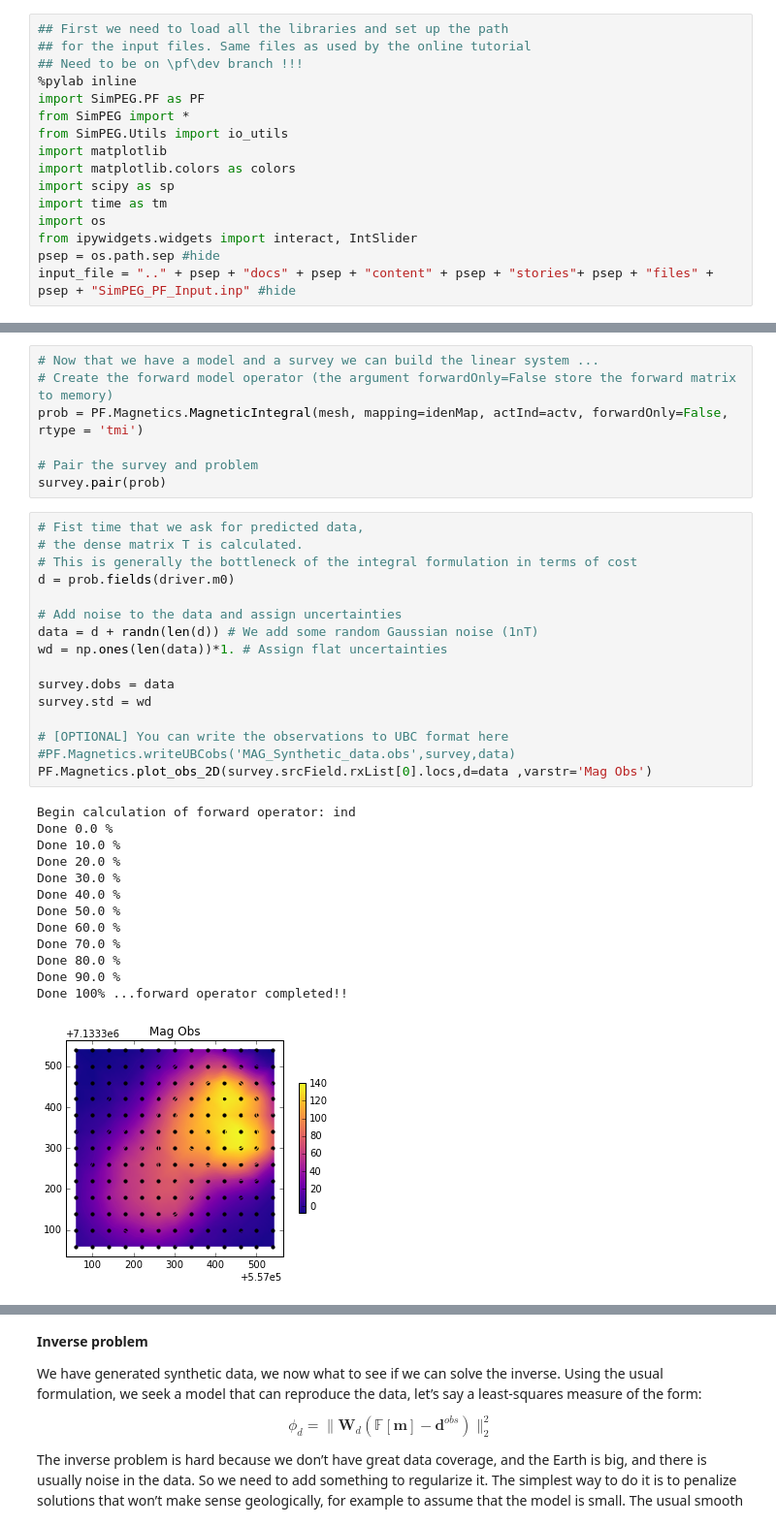
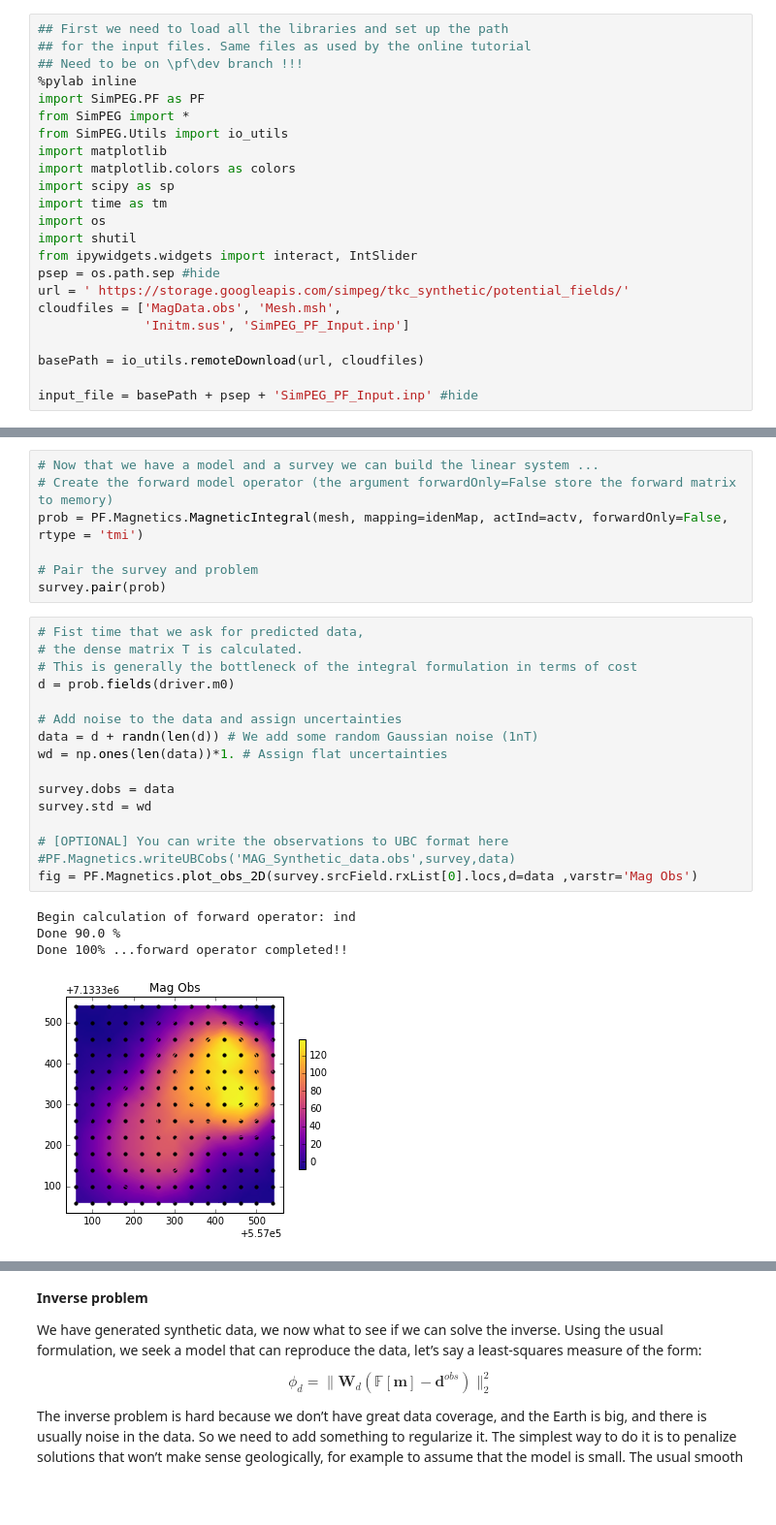
Before and after one commit to geoscixyz/computation, a Jupyter notebook: notebooks/Magnetics_over_TKC_Final.ipynb, the cells around one changed output, grey strips where cells are left out. Shown at 97% size. Cells and saved outputs as stored; diff of their text form; blank space fills up the shorter version.

```diff
--- a/notebooks/Magnetics_over_TKC_Final.ipynb
+++ b/notebooks/Magnetics_over_TKC_Final.ipynb
@@ -17,9 +17,16 @@ import matplotlib.colors as colors
 import scipy as sp
 import time as tm
 import os
+import shutil
 from ipywidgets.widgets import interact, IntSlider
 psep = os.path.sep #hide
-input_file = ".." + psep + "docs" + psep + "content" + psep + "stories"+ psep + "files" + psep + "SimPEG_PF_Input.inp" #hide
+url = ' https://storage.googleapis.com/simpeg/tkc_synthetic/potential_fields/'
+cloudfiles = ['MagData.obs', 'Mesh.msh',
+              'Initm.sus', 'SimPEG_PF_Input.inp']
+
+basePath = io_utils.remoteDownload(url, cloudfiles)
+
+input_file = basePath + psep + 'SimPEG_PF_Input.inp' #hide
 # %% [output]
 Populating the interactive namespace from numpy and matplotlib
 Efficiency Warning: Interpolation will be slow, use setup.py!
@@ -118,30 +132,21 @@ survey.pair(prob)
 # %%
 # Fist time that we ask for predicted data,
 # the dense matrix T is calculated.
 # This is generally the bottleneck of the integral formulation in terms of cost
 d = prob.fields(driver.m0)
 
 # Add noise to the data and assign uncertainties
 data = d + randn(len(d)) # We add some random Gaussian noise (1nT)
 wd = np.ones(len(data))*1. # Assign flat uncertainties
 
 survey.dobs = data
 survey.std = wd
 
 # [OPTIONAL] You can write the observations to UBC format here
 #PF.Magnetics.writeUBCobs('MAG_Synthetic_data.obs',survey,data)
-PF.Magnetics.plot_obs_2D(survey.srcField.rxList[0].locs,d=data ,varstr='Mag Obs')
+fig = PF.Magnetics.plot_obs_2D(survey.srcField.rxList[0].locs,d=data ,varstr='Mag Obs')
 # %% [output]
 Begin calculation of forward operator: ind
-Done 0.0 %
-Done 10.0 %
-Done 20.0 %
-Done 30.0 %
-Done 40.0 %
-Done 50.0 %
-Done 60.0 %
-Done 70.0 %
-Done 80.0 %
 Done 90.0 %
 Done 100% ...forward operator completed!!
-[figure, old version]
+[figure, new version]
```
Also changed, not shown: parts of 5 cells of this notebook, 5 other files.
